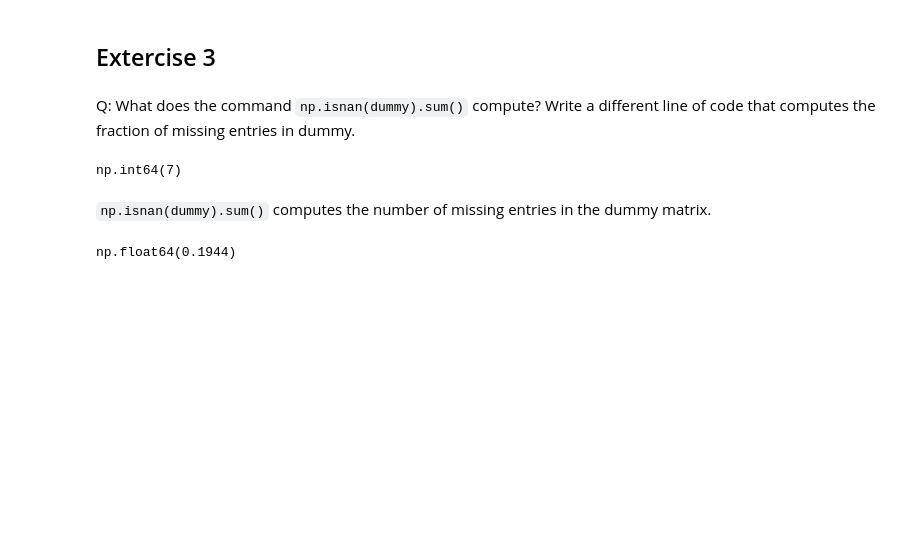
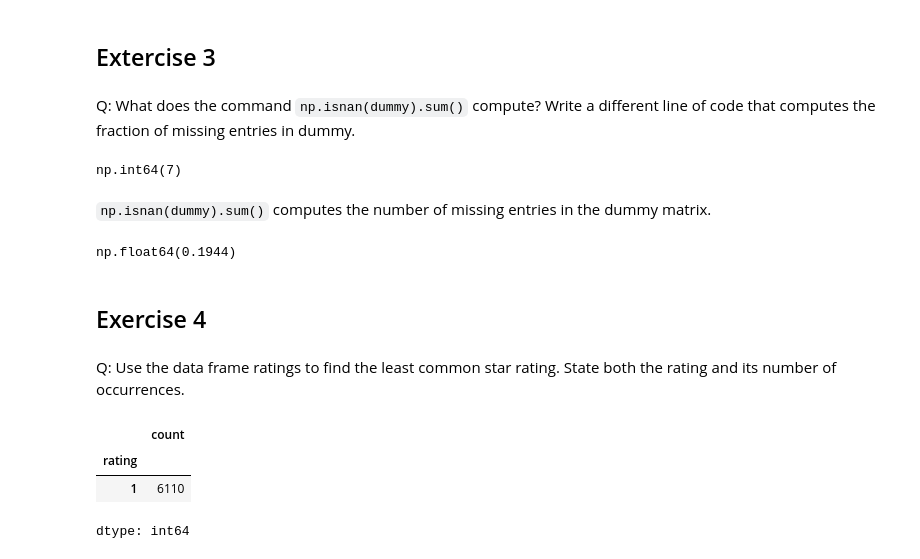
Before and after one commit to lilydeller/Math344-Project, a Jupyter notebook: notebooks/01_ratings_matrix.ipynb, the cells around one changed output. Cells and saved outputs as stored; diff of their text form; code cells hidden in the pictures; blank space fills up the shorter version.

```diff
--- a/notebooks/01_ratings_matrix.ipynb
+++ b/notebooks/01_ratings_matrix.ipynb
@@ -241,3 +241,14 @@ np.int64(7)
 round(total_nan_sum / dummy.size, 4)
 # %% [output]
 np.float64(0.1944)
+# %% [markdown]
+## Exercise 4
+# %% [markdown]
+Q: Use the data frame ratings to find the least common star rating. State both the rating and its number of occurrences.
+# %%
+ratings["rating"].value_counts().sort_values().head(1)
+# %% [output]
+|  | count |
+| rating |  |
+| 1 | 6110 |
+dtype: int64
```
Also changed, not shown: parts of 8 cells of this notebook.
